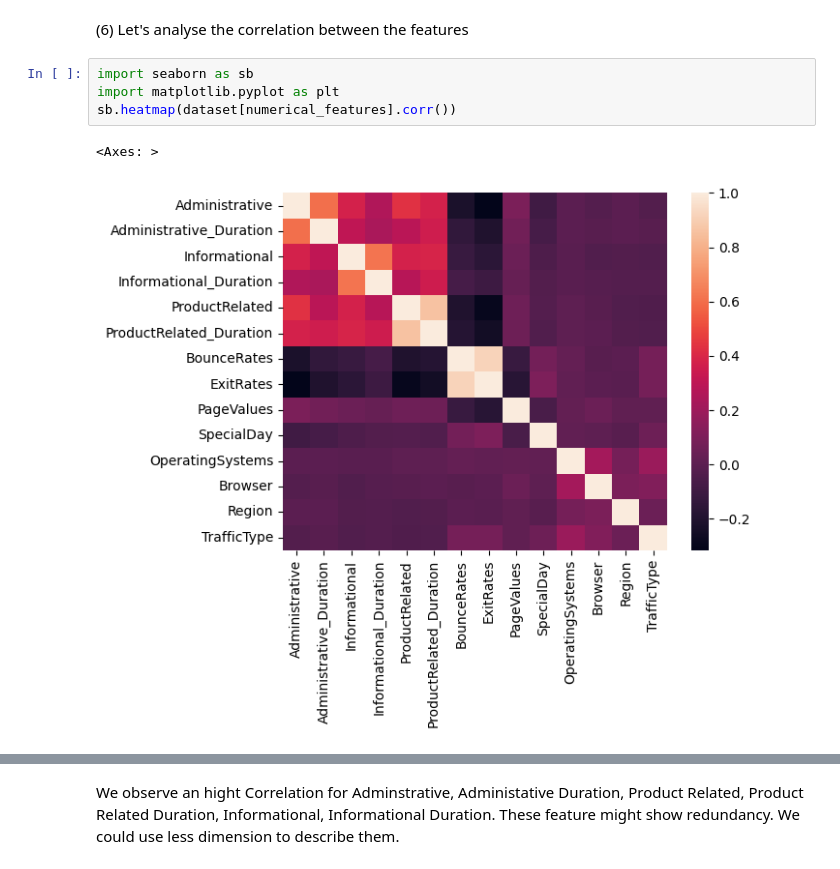
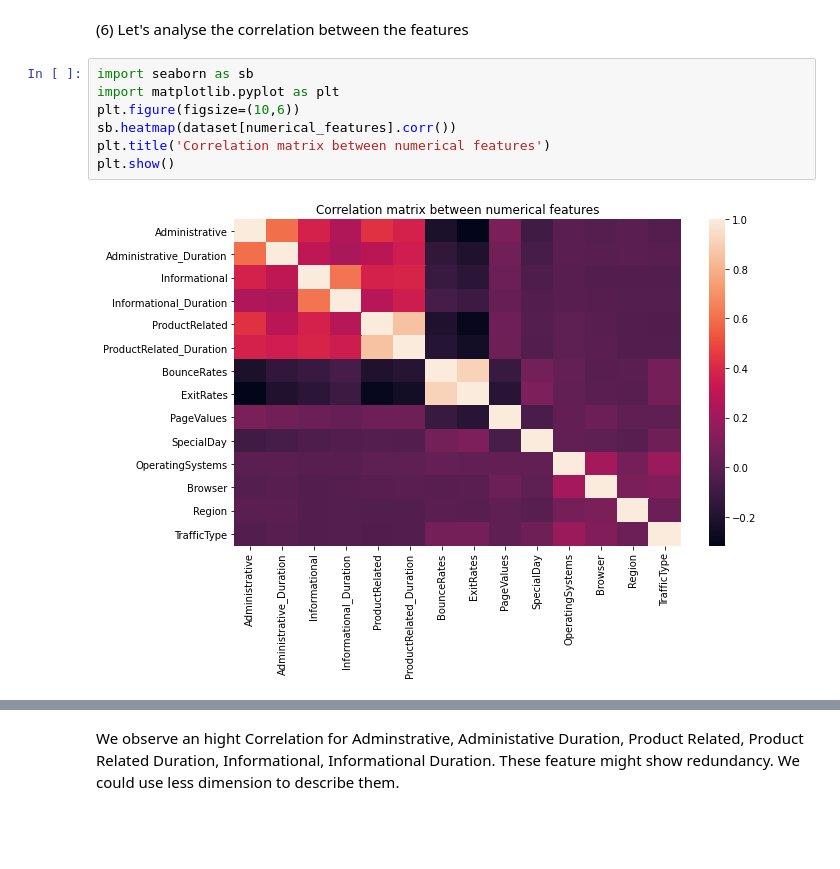
Before and after one commit to Saru99034/Python-Project-A4-DIA, a Jupyter notebook: Python Project Sarujan DENSON - Ahmed MAALOUL - Martin PUJOL.ipynb, the cells around one changed output, grey strips where cells are left out. Drawn from its saved outputs; the diff is of its cells as text; blank space fills up the shorter version.

Commit message:
adding plots

```diff
--- a/Python Project Sarujan DENSON - Ahmed MAALOUL - Martin PUJOL.ipynb
+++ b/Python Project Sarujan DENSON - Ahmed MAALOUL - Martin PUJOL.ipynb
@@ -105,10 +105,12 @@ numerical_features = dataset.select_dtypes(include=['int64','float64']).columns
 # %%
 import seaborn as sb
 import matplotlib.pyplot as plt
+plt.figure(figsize=(10,6))
 sb.heatmap(dataset[numerical_features].corr())
+plt.title('Correlation matrix between numerical features')
+plt.show()
 # %% [output]
-<Axes: >
-[figure, old version]
+[figure, new version]
 # %%
 fig, axs = plt.subplots(8, figsize=(15,30))
 for i in range(8):
```
Also changed, not shown: parts of 18 cells of this notebook.
